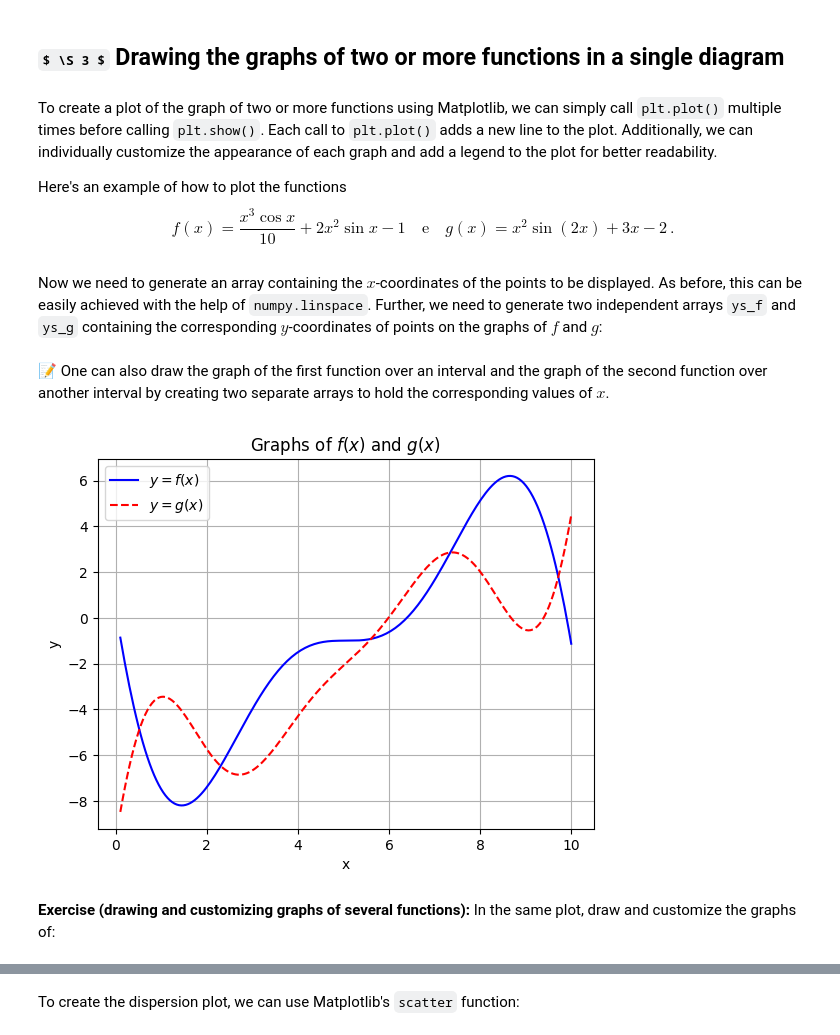
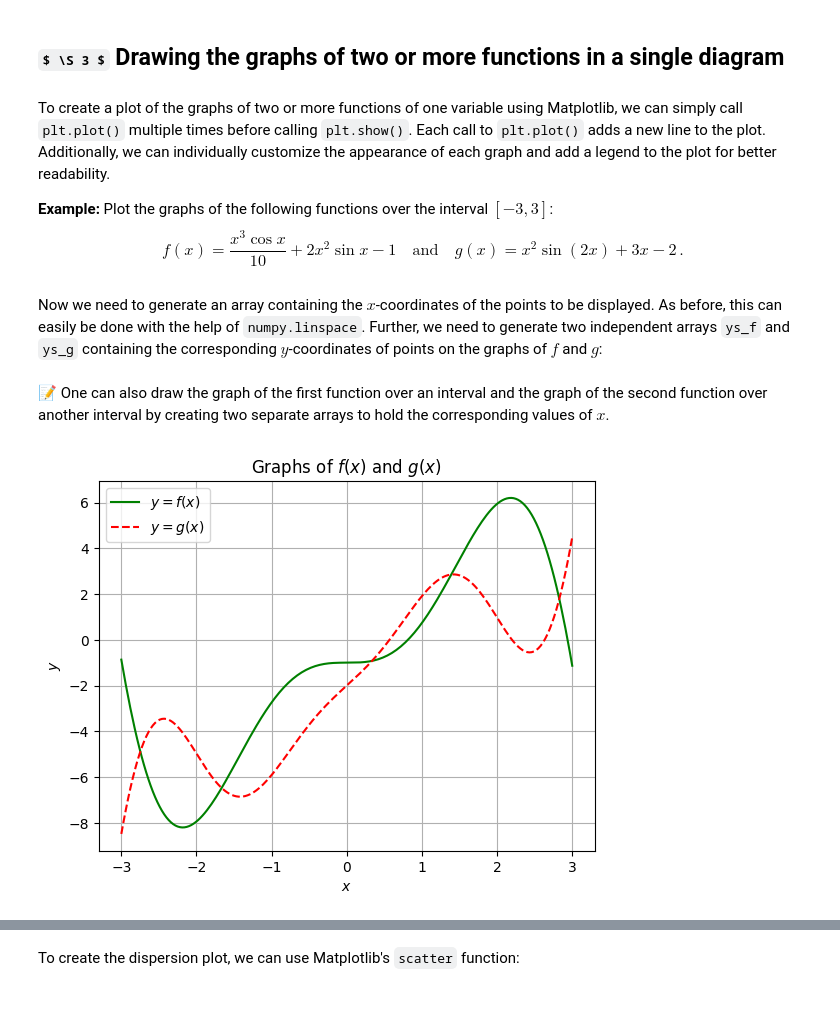
Before and after one commit to pzuehlke/Python-Tutorial, a Jupyter notebook: 7-introduction_to_matplotlib.ipynb, the cells around one changed output, grey strips where cells are left out. Drawn from its saved outputs; the diff is of its cells as text; code cells hidden in the pictures; some formulas as TeX source; blank space fills up the shorter version.

```diff
--- a/7-introduction_to_matplotlib.ipynb
+++ b/7-introduction_to_matplotlib.ipynb
@@ -117,15 +120,15 @@ similarly for $ y $.
 # %% [markdown]
 ## $ \S 3 $ Drawing the graphs of two or more functions in a single diagram
 # %% [markdown]
-To create a plot of the graph of two or more functions using Matplotlib, we can
-simply call `plt.plot()` multiple times before calling `plt.show()`.
-Each call to `plt.plot()` adds a new line to the plot. Additionally, we can
-individually customize the appearance of each graph and add a legend to the plot
-for better readability.
+To create a plot of the graphs of two or more functions of one variable using
+Matplotlib, we can simply call `plt.plot()` multiple times before calling
+`plt.show()`. Each call to `plt.plot()` adds a new line to the plot.
+Additionally, we can individually customize the appearance of each graph and add
+a legend to the plot for better readability.
 
-Here's an example of how to plot the functions
+__Example:__ Plot the graphs of the following functions over the interval $ [-3, 3] $:
 $$
-f(x) = \frac{x^3\cos x}{10} + 2x^2 \sin x - 1 \quad \text{e} \quad g(x) = x^2\sin(2x) + 3x - 2\,.
+f(x) = \frac{x^3\cos x}{10} + 2x^2 \sin x - 1 \quad \text{and} \quad g(x) = x^2\sin(2x) + 3x - 2\,.
 $$
 # %%
 import numpy as np
@@ -134,10 +139,11 @@ from numpy import sin, cos
 f = lambda x: x**3 * cos(x) / 10 + 2 * x**2 * sin(x) - 1
 g = lambda x: x**2 * sin(2 * x) + 3 * x - 2
 # %% [markdown]
-Now we need to generate an array containing the $ x $-coordinates of the points to be displayed.
-As before, this can be easily achieved with the help of `numpy.linspace`. Further, we need
-to generate two independent arrays `ys_f` and `ys_g` containing the corresponding $ y $-coordinates
-of points on the graphs of $ f $ and $ g $:
+Now we need to generate an array containing the $ x $-coordinates of the points
+to be displayed.  As before, this can easily be done with the help of
+`numpy.linspace`. Further, we need to generate two independent arrays `ys_f` and
+`ys_g` containing the corresponding $ y $-coordinates of points on the graphs of
+$ f $ and $ g $:
 # %%
 xs = np.linspace(-3, 3, 201)
 ys_f = f(xs)
@@ -148,18 +154,14 @@ graph of the second function over another interval by creating two separate
 arrays to hold the corresponding values of $ x $.
 # %%
 # Creating the plot of the graphs of f and g:
-plt.plot(xs, ys_f, label="$ y = f(x) $", color="blue", linestyle="-")
+plt.plot(xs, ys_f, label="$ y = f(x) $", color="green", linestyle="-")
 plt.plot(xs, ys_g, label="$ y = g(x) $", color="red", linestyle="--")
 # Let's now customize the plot by adding labels, a title, a grid, and a legend:
-plt.xlabel("x")    # Labeling the x-axis.
-plt.ylabel("y")    # Labeling the y-axis.
-plt.title("Graphs of $f(x)$ and $g(x)$")  # Specyifying a title for the plot.
+plt.xlabel("$ x $")    # Labeling the x-axis.
+plt.ylabel("$ y $")    # Labeling the y-axis.
+plt.title("Graphs of $ f(x) $ and $ g(x) $")  # Specyifying a title.
 plt.grid(True)     # Draw a rectangular grid in the background.
 plt.legend()       # Add a legend to help us identify the two lines.
 plt.show()         # Display the plot.
 # %% [output]
-[figure, old version]
+[figure, new version]
-# %% [markdown]
-
-__Exercise (drawing and customizing graphs of several functions):__ In the same plot,
-draw and customize the graphs of:
```
Also changed, not shown: parts of 12 cells of this notebook.
